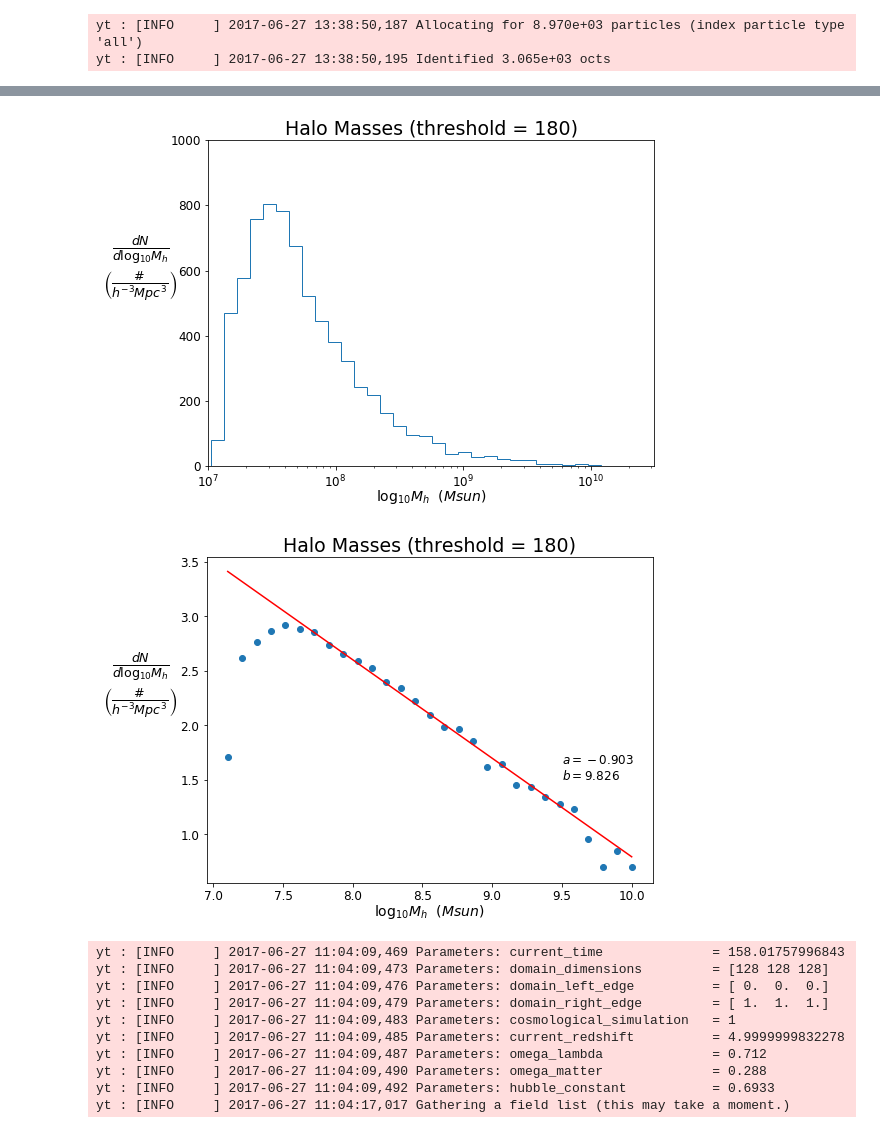
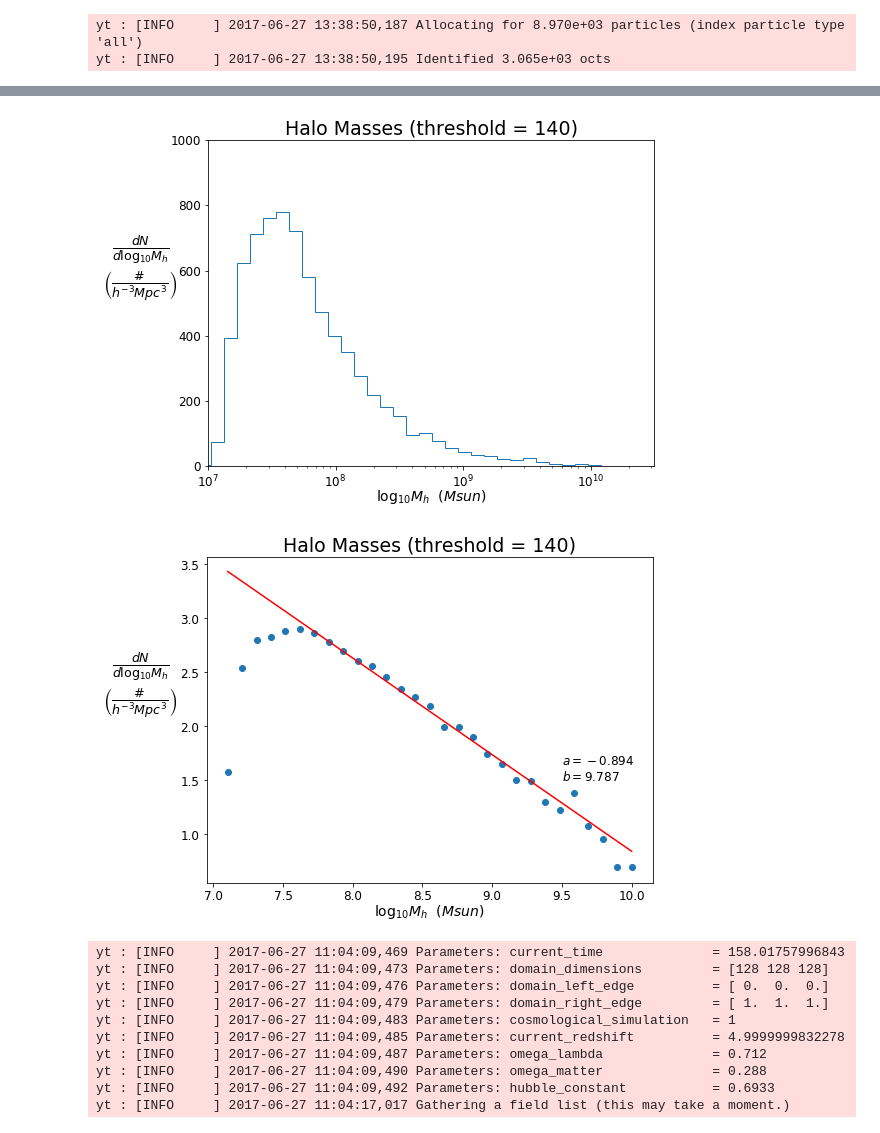
Before and after one commit to ygovil1/data-mining-galaxies, a Jupyter notebook: HaloCatalog/halo_graph.ipynb, the cells around one changed output, grey strips where cells are left out. Cells and saved outputs as stored; diff of their text form; code cells hidden in the pictures.

```diff
--- a/HaloCatalog/halo_graph.ipynb
+++ b/HaloCatalog/halo_graph.ipynb
@@ -47,10 +47,17 @@ xmax = 2.22535525e+25*0.56298484 * u.cm
 ymax = 2.22535525e+25*0.55089246 * u.cm
 zmax = 2.22535525e+25*0.56698254 * u.cm
 # %%
+# load halo dataset
+halos_ds1 = yt.load('./LG4_2048_40pc/rd0070/halo_catalogs/catalog/catalog0070_thres140.0.h5')
+
+# Instantiate a catalog using those two paramter files
+hc1 = HaloCatalog(halos_ds=halos_ds1, output_dir=os.path.join(tmpdir, 'halo_catalog'))
+hc1.load()
+
 # find masses of halos
 masslist = []
 
-for halo in hc.halo_list:
+for halo in hc1.halo_list:
     # find coord and mass of halo
     x = halo.quantities.get('particle_position_x') * u.cm
     y = halo.quantities.get('particle_position_y') * u.cm
@@ -68,7 +87,7 @@ bins = np.geomspace(start=1e6, stop=1e11, num=50)
 # create histogram
 plt.figure(figsize=(8,6))
 plt.hist(masslist, bins, histtype='step', fill = False)
-plt.title("Halo Masses (threshold = 180)", size = 19)
+plt.title("Halo Masses (threshold = 140)", size = 19)
 plt.axis([1e7, 10**10.5, 0, 1000])
 
 
@@ -88,7 +107,7 @@ plt.show()
 
 #plt.savefig('./LG4_2048_40pc/rd0070/graph2.png', dpi = 300)
 # %% [output]
-[figure, old version]
+[figure, new version]
 # %%
 log_mass = np.log(masslist) / log(10)
 density, bin_edges = np.histogram(log_mass, bins= np.linspace(7, 10, 30))
@@ -100,35 +119,35 @@ plt.figure(figsize=(8,6))
 #determine line of best fit
 bin_edges_fit = bin_edges[6:-4]
 log_density_fit = log_density[5:-4]
 par = np.polyfit(bin_edges_fit, log_density_fit, 1, full=True)
 slope, intercept = par[0][0], par[0][1]
 
 # plot data and line
 bin_edges_red = bin_edges[1::]
 plt.scatter(bin_edges_red, log_density)
 plt.plot(bin_edges_red, slope * bin_edges_red + intercept, color = 'red')
-plt.title("Halo Masses (threshold = 180)", size = 19)
+plt.title("Halo Masses (threshold = 140)", size = 19)
 
 # create axis labels
 xlab = "$\log_{10}M_h}$  $(Msun)$"
 ylab = r"$\frac{dN}{d\log_{10}M_h}$"+"\n"+r"$\left(\frac{\#}{h^{-3}Mpc^3}\right)$"
 plt.xlabel(xlab, size = 14, labelpad= 0)
 plt.ylabel(ylab, rotation = 0, size = 18, labelpad= 40)
 
 # create axis ticks
 plt.yscale('linear')
 plt.tick_params(axis='x', which='major', labelsize=12)
 plt.tick_params(axis='y', which='major', labelsize=12)
 
 # add slope and intercept
 annotation = "$a = {:1.3f}$ \n$b = {:1.3f}$".format(slope, intercept)
 "a = " + str(slope) + " b = " + str(intercept)
 plt.text(9.5, 1.5, annotation, size = 12)
 
 #show and save
 plt.show()
 # %% [output]
-[figure, old version]
+[figure, new version]
 # %%
 #--find ratio of stellar mass to halo mass
 ratiolist = []
```
Also changed, not shown: parts of 1 cell of this notebook, 2 other files.
